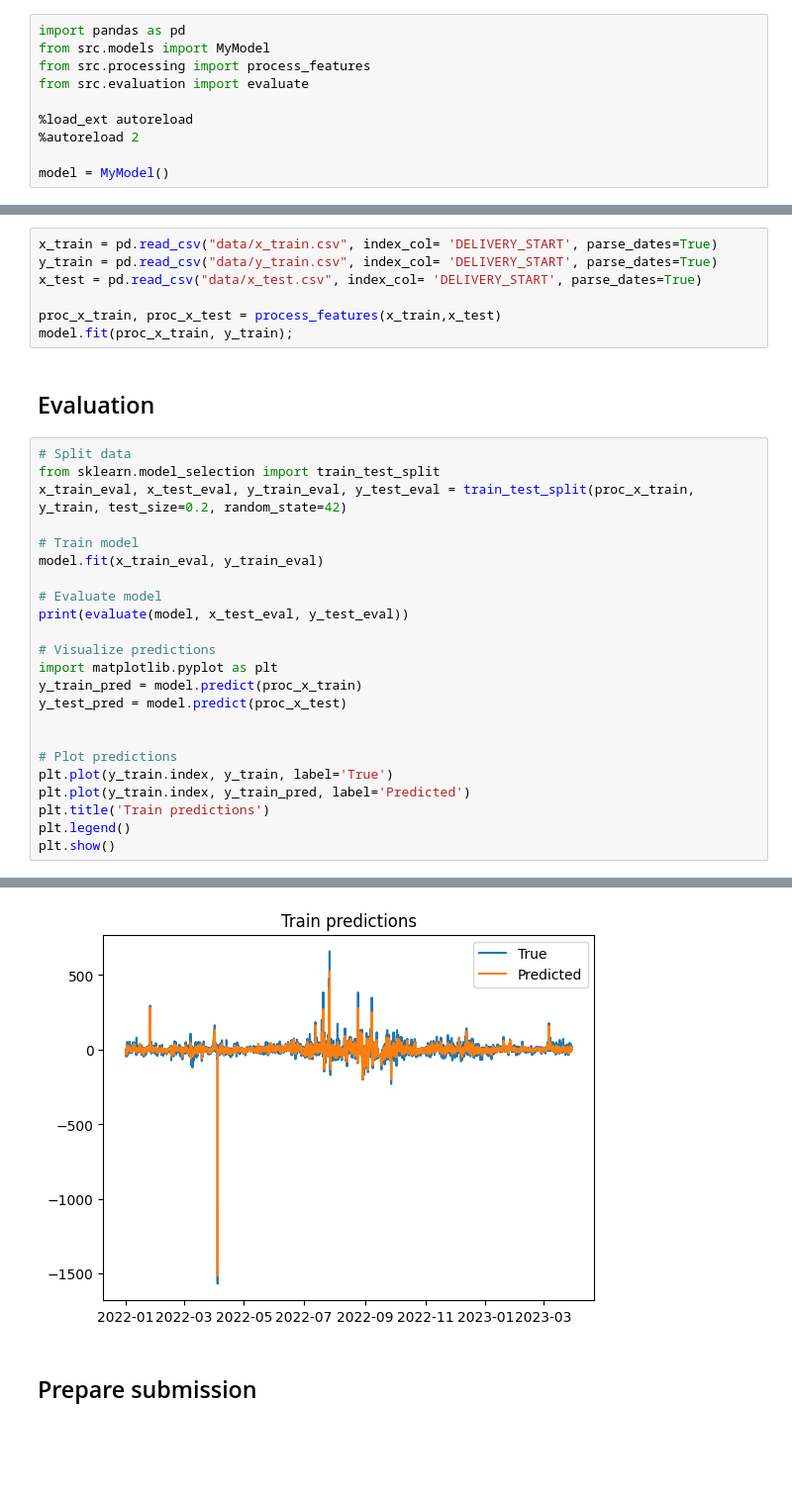
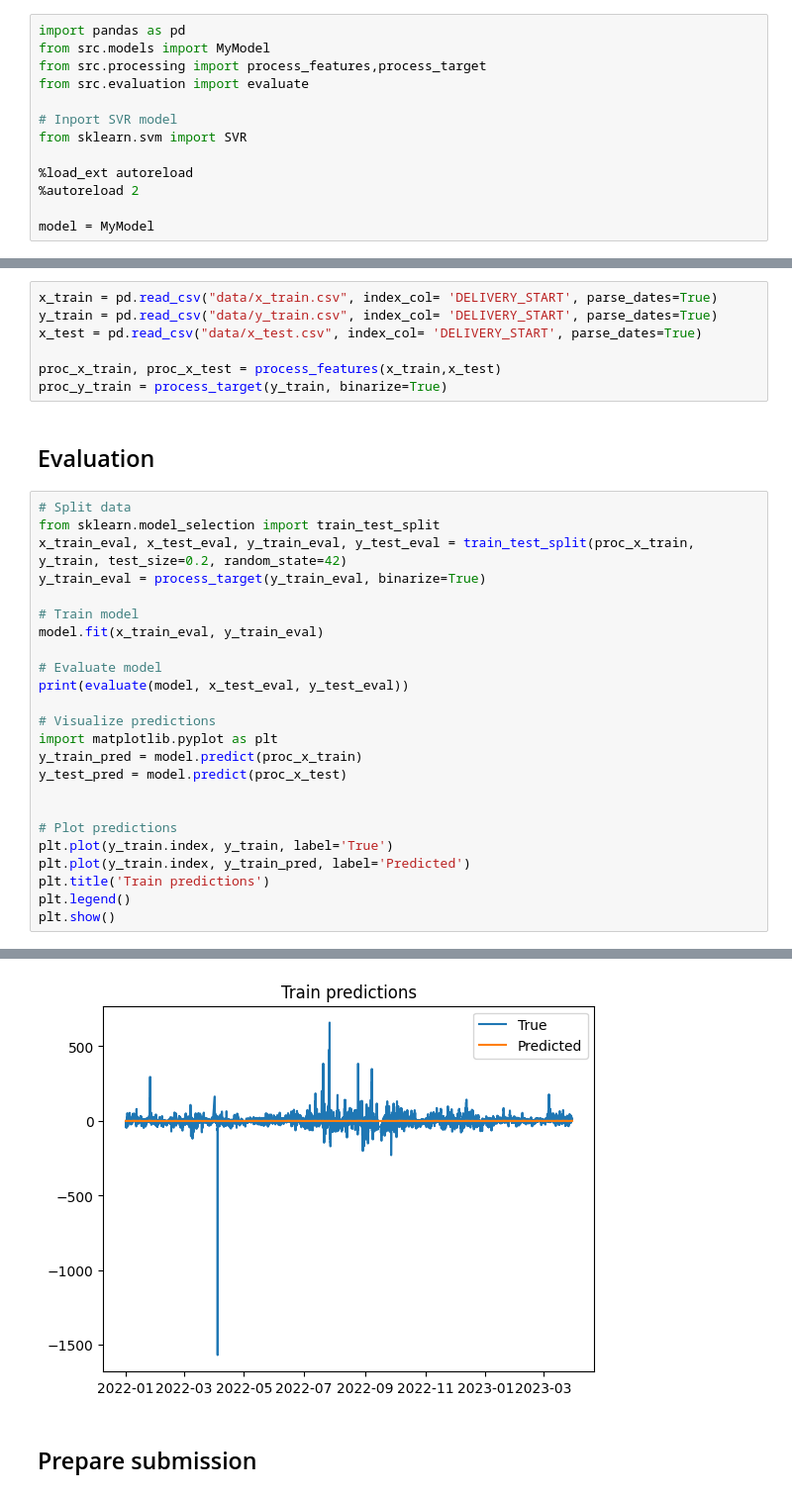
Before and after one commit to nour-m-bouayed/data_challenge_elmy, a Jupyter notebook: prepare_submission.ipynb, the cells around one changed output, grey strips where cells are left out. Shown at 99% size. Drawn from its saved outputs; the diff is of its cells as text; blank space fills up the shorter version.

Commit message:
Fix some parameters and regulation and define target processing

```diff
--- a/prepare_submission.ipynb
+++ b/prepare_submission.ipynb
@@ -1,13 +1,16 @@
 # %%
 import pandas as pd
 from src.models import MyModel
-from src.processing import process_features
+from src.processing import process_features,process_target
 from src.evaluation import evaluate
+
+# Inport SVR model
+from sklearn.svm import SVR
 
 %load_ext autoreload
 %autoreload 2
 
-model = MyModel()
+model = MyModel
 # %% [output]
 The autoreload extension is already loaded. To reload it, use:
   %reload_ext autoreload
@@ -17,13 +20,14 @@ y_train = pd.read_csv("data/y_train.csv", index_col= 'DELIVERY_START', parse_dat
 x_test = pd.read_csv("data/x_test.csv", index_col= 'DELIVERY_START', parse_dates=True)
 
 proc_x_train, proc_x_test = process_features(x_train,x_test)
-model.fit(proc_x_train, y_train);
+proc_y_train = process_target(y_train, binarize=True)
 # %% [markdown]
 ## Evaluation
 # %%
 # Split data
 from sklearn.model_selection import train_test_split
 x_train_eval, x_test_eval, y_train_eval, y_test_eval = train_test_split(proc_x_train, y_train, test_size=0.2, random_state=42)
+y_train_eval = process_target(y_train_eval, binarize=True)
 
 # Train model
 model.fit(x_train_eval, y_train_eval)
@@ -48,4 +59,4 @@ plt.show()
-[figure, old version]
+[figure, new version]
 # %% [markdown]
 ## Prepare submission
 # %%
```
Also changed, not shown: parts of 4 cells of this notebook, 2 other files.
